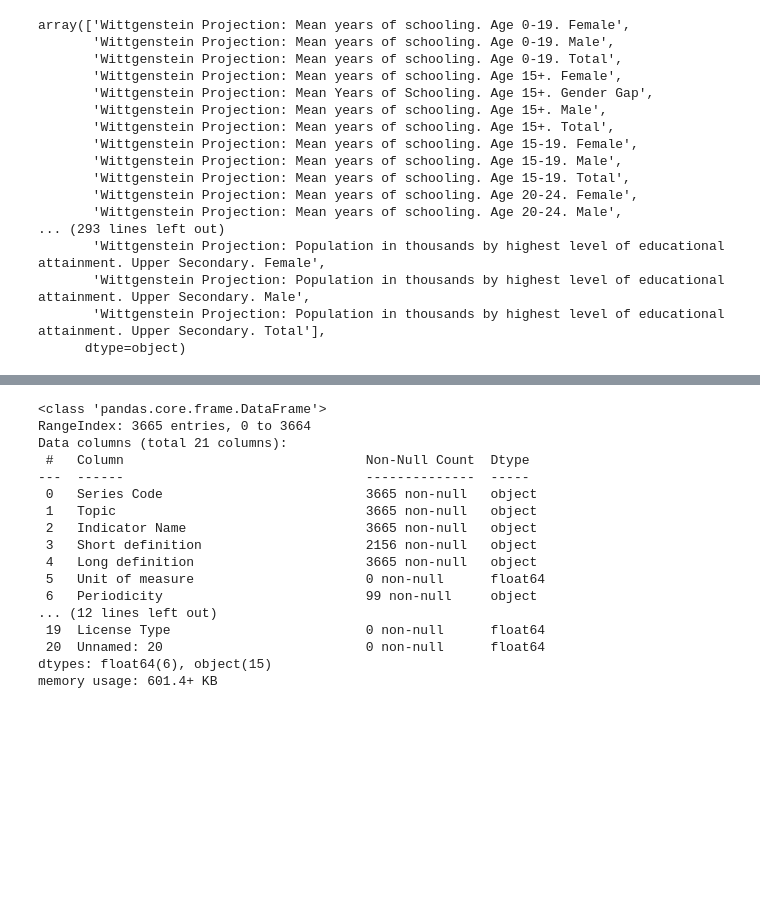
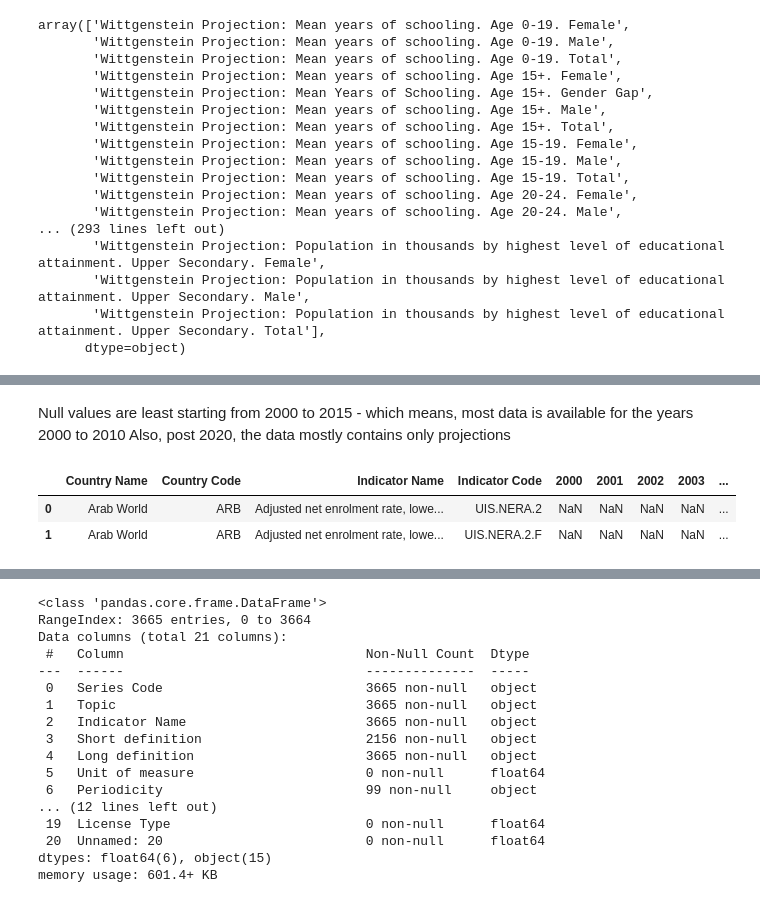
Before and after one commit to nikhilans/global-education-analysis, a Jupyter notebook: CH_Nikhila_N_S_World_Bank_Global_Education_Analysis_Capstone_Project.ipynb, the cells around one changed output, grey strips where cells are left out. Drawn from its saved outputs; the diff is of its cells as text; code cells hidden in the pictures; blank space fills up the shorter version.

```diff
--- a/CH_Nikhila_N_S_World_Bank_Global_Education_Analysis_Capstone_Project.ipynb
+++ b/CH_Nikhila_N_S_World_Bank_Global_Education_Analysis_Capstone_Project.ipynb
@@ -129,0 +178,11 @@ array(['Wittgenstein Projection: Mean years of schooling. Age 0-19. Female',
+# %% [markdown]
+Null values are least starting from 2000 to 2015 - which means, most data is available for the years 2000 to 2010
+Also, post 2020, the data mostly contains only projections
+# %%
+df_data_subset = df_data.drop(df_data.iloc[:, 4:34], axis=1)
+df_data_subset = df_data_subset.drop(df_data_subset.iloc[:, 20:], axis=1)
+df_data_subset.head(2)
+# %% [output]
+|  | Country Name | Country Code | Indicator Name | Indicator Code | 2000 | 2001 | 2002 | 2003 | ... |
+| 0 | Arab World | ARB | Adjusted net enrolment rate, lowe... | UIS.NERA.2 | NaN | NaN | NaN | NaN | ... |
+| 1 | Arab World | ARB | Adjusted net enrolment rate, lowe... | UIS.NERA.2.F | NaN | NaN | NaN | NaN | ... |
```
Also changed, not shown: parts of 28 cells of this notebook.
